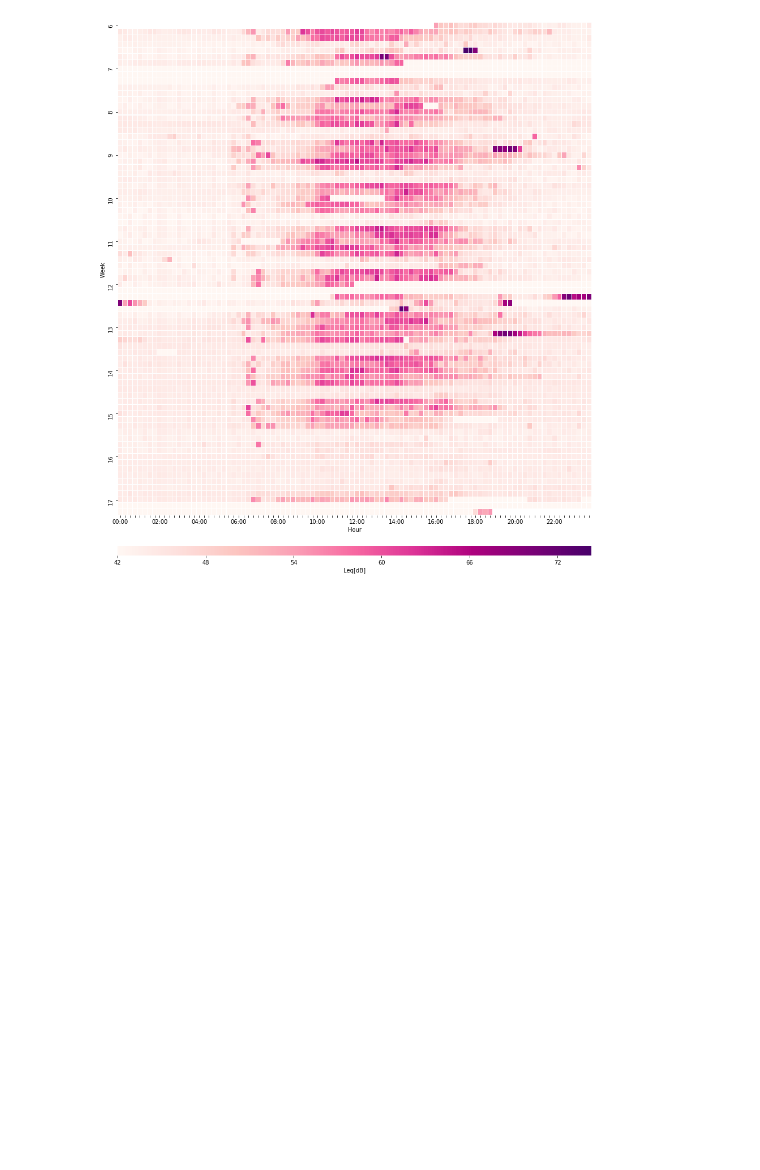
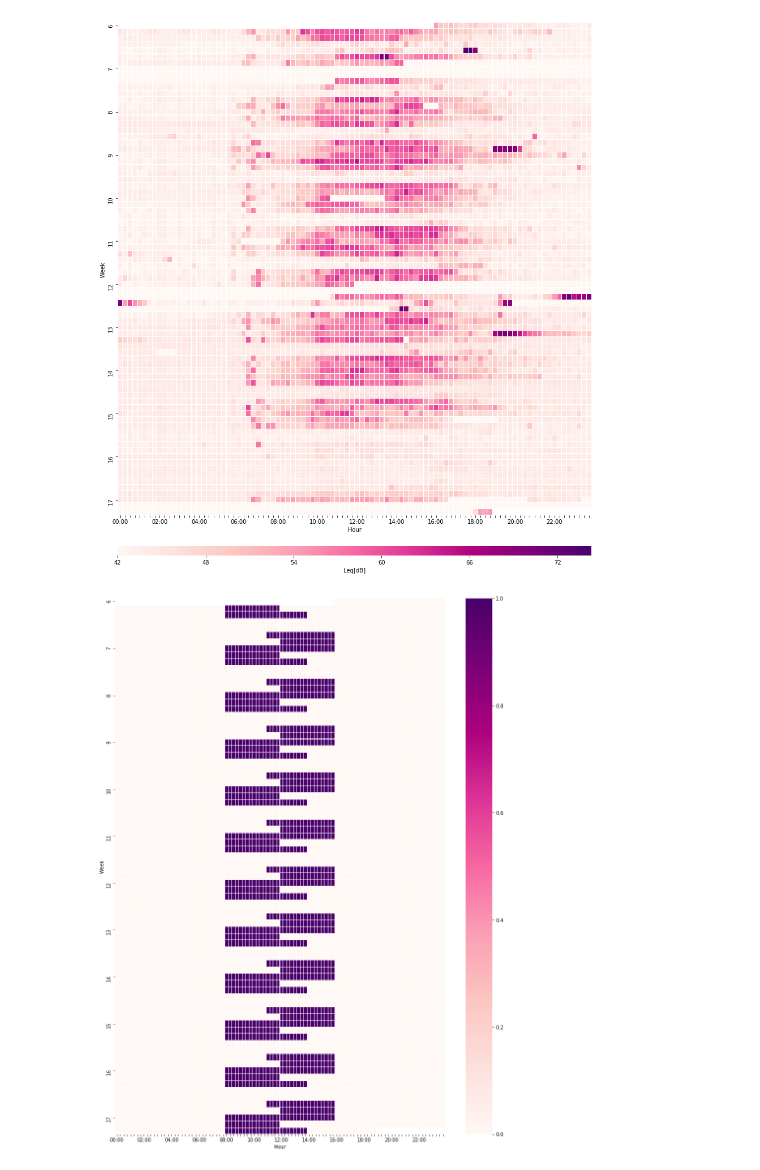
Before and after one commit to Faiga91/Koopen, a Jupyter notebook: Explore_the_data.ipynb, the cells around one changed output. Drawn from its saved outputs; the diff is of its cells as text; code cells hidden in the pictures; blank space fills up the shorter version.

```diff
--- a/Explore_the_data.ipynb
+++ b/Explore_the_data.ipynb
@@ -53,3 +53,52 @@ plt.ylabel("Week")
 plt.margins(x=0 , y = 0)
 # %% [output]
 [figure]
+# %%
+fig, ax = plt.subplots()
+fig.set_size_inches(15, 20)
+
+column_order = [ '0:0', '0:15', '0:30', '0:45',
+       '1:0', '1:15', '1:30', '1:45', '2:0', '2:15', '2:30', '2:45',
+       '3:0', '3:15', '3:30', '3:45', '4:0', '4:15', '4:30', '4:45',
+       '5:0', '5:15', '5:30', '5:45', '6:0', '6:15', '6:30', '6:45',
+       '7:0', '7:15', '7:30', '7:45', '8:0', '8:15', '8:30', '8:45',
+       '9:0', '9:15', '9:30', '9:45', '10:0', '10:15', '10:30', '10:45',
+       '11:0', '11:15', '11:30', '11:45', '12:0', '12:15', '12:30',
+       '12:45', '13:0', '13:15', '13:30', '13:45', '14:0', '14:15',
+       '14:30', '14:45', '15:0', '15:15', '15:30', '15:45', '16:0',
+       '16:15', '16:30', '16:45', '17:0', '17:15', '17:30',
+       '17:45', '18:0', '18:15', '18:30', '18:45', '19:0', '19:15',
+       '19:30', '19:45', '20:0', '20:15', '20:30', '20:45', '21:0',
+       '21:15', '21:30', '21:45', '22:0', '22:15', '22:30', '22:45',
+       '23:0', '23:15', '23:30', '23:45']
+noisy = data[["week" , "weekday", "Quarter" , "is_class"]]
+data3 = pd.pivot_table (noisy, index = ["week" , "weekday"] , columns = ["Quarter"] , values = "is_class")
+data4 = data3.reindex_axis(column_order, axis=1)
+
+hours2 = ['00:00', '', '', '',
+       '', '', '', '', '02:00', '', '', '',
+       '', '', '', '', '04:00', '', '', '',
+       '', '', '', '', '06:00', '', '', '',
+       '', '', '', '', '08:00', '', '', '',
+       '', '', '', '', '10:00', '', '', '',
+       '', '', '', '', '12:00', '', '',
+       '', '', '', '', '', '14:00', '',
+       '', '', '', '', '', '', '16:00',
+       '', '', '', '', '', '',
+       '', '18:00', '', '', '', '', '',
+       '', '', '20:00', '', '', '', '',
+       '', '', '', "22:00", '', '', '',
+       '', '', '', '' ]
+
+
+cbar_kws = {'orientation':"horizontal", 'pad':0.05, 'aspect':50, 'label':'is_class'}
+ax = sns.heatmap(data4 , cmap='RdPu', linewidths=0.05, vmin = 0 ,  xticklabels=hours2 ,yticklabels = 7 , cbar_kws=None)
+
+vals = ax.get_yticks()
+ax.set_yticklabels(['6' , '7' , '8' , '9' , '10' , '11' , '12' , '13' , '14' , '15' , '16' , '17'])
+
+plt.xlabel("Hour")
+plt.ylabel("Week")
+plt.margins(x=0 , y = 0)
+# %% [output]
+[figure, added]
```
Also changed, not shown: 4 other files.
